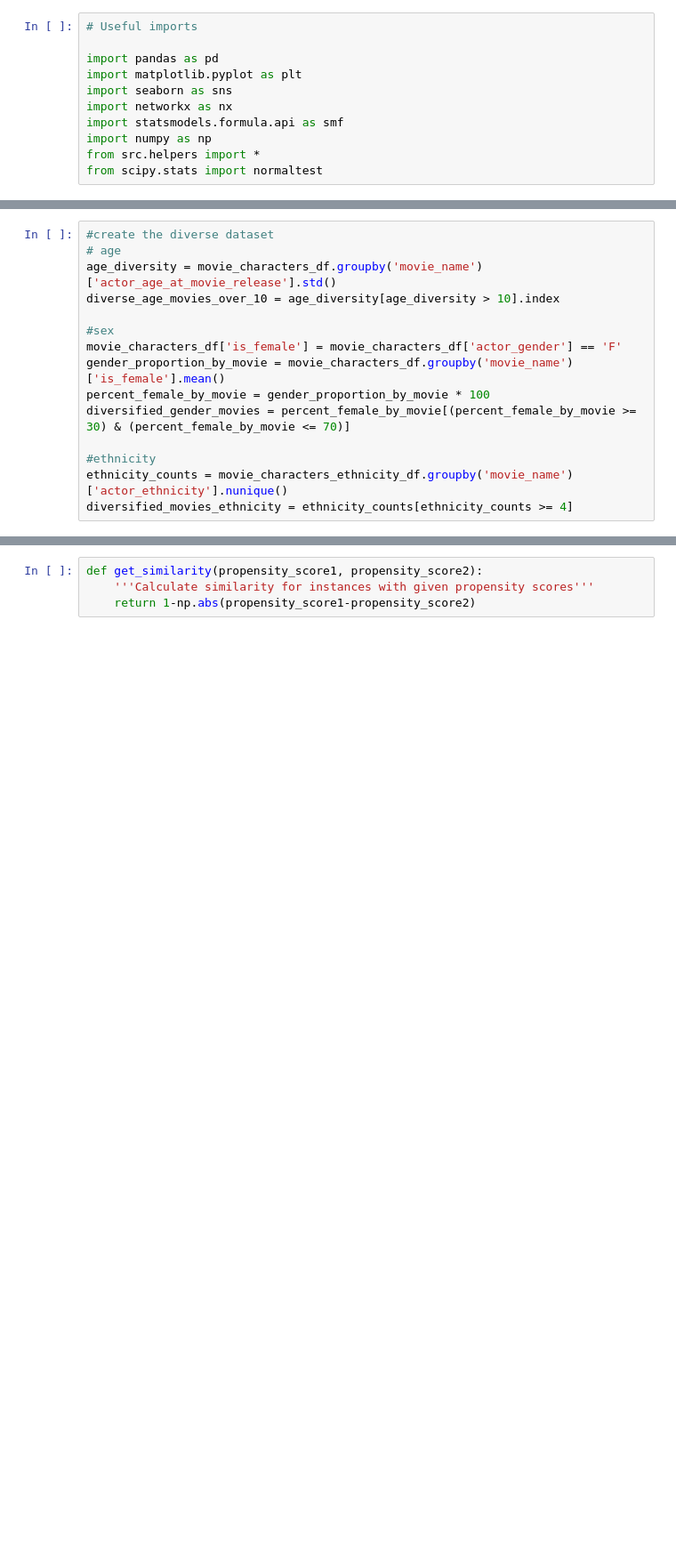
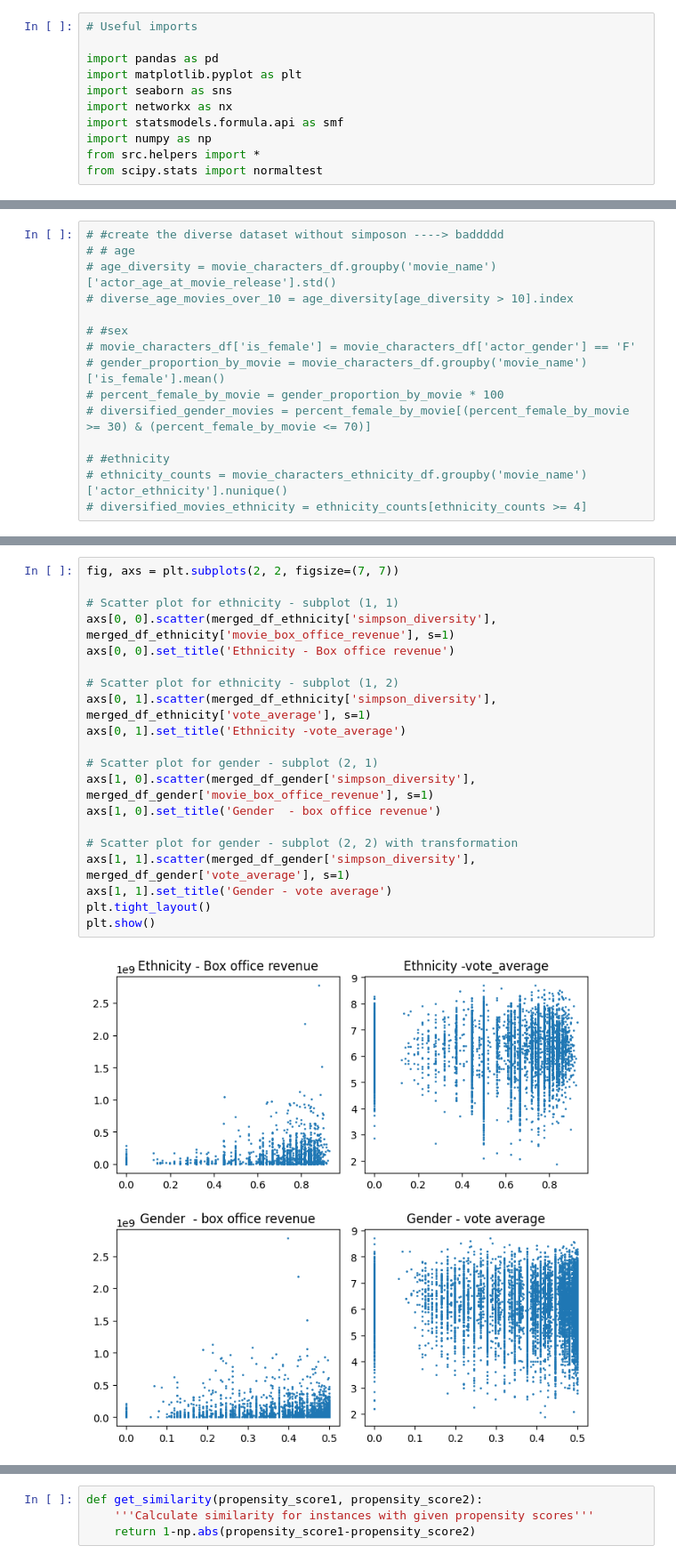
Before and after one commit to epfl-ada/ada-2023-project-analytixxperts2023, a Jupyter notebook: milestoneP3_perf.ipynb, the cells around one changed output, grey strips where cells are left out. Shown at 89% size. Drawn from its saved outputs; the diff is of its cells as text; blank space fills up the shorter version.

```diff
--- a/milestoneP3_perf.ipynb
+++ b/milestoneP3_perf.ipynb
@@ -26,15 +41,15 @@ performance_df.drop(columns=['Unnamed: 0','character_freebase_id','actor_freebas
 # %%
-#create the diverse dataset
-# age
-age_diversity = movie_characters_df.groupby('movie_name')['actor_age_at_movie_release'].std()
-diverse_age_movies_over_10 = age_diversity[age_diversity > 10].index
+# #create the diverse dataset without simposon ----> baddddd
+# # age
+# age_diversity = movie_characters_df.groupby('movie_name')['actor_age_at_movie_release'].std()
+# diverse_age_movies_over_10 = age_diversity[age_diversity > 10].index
 
-#sex
-movie_characters_df['is_female'] = movie_characters_df['actor_gender'] == 'F'
-gender_proportion_by_movie = movie_characters_df.groupby('movie_name')['is_female'].mean()
-percent_female_by_movie = gender_proportion_by_movie * 100
-diversified_gender_movies = percent_female_by_movie[(percent_female_by_movie >= 30) & (percent_female_by_movie <= 70)]
+# #sex
+# movie_characters_df['is_female'] = movie_characters_df['actor_gender'] == 'F'
+# gender_proportion_by_movie = movie_characters_df.groupby('movie_name')['is_female'].mean()
+# percent_female_by_movie = gender_proportion_by_movie * 100
+# diversified_gender_movies = percent_female_by_movie[(percent_female_by_movie >= 30) & (percent_female_by_movie <= 70)]
 
-#ethnicity
-ethnicity_counts = movie_characters_ethnicity_df.groupby('movie_name')['actor_ethnicity'].nunique()
-diversified_movies_ethnicity = ethnicity_counts[ethnicity_counts >= 4]
+# #ethnicity
+# ethnicity_counts = movie_characters_ethnicity_df.groupby('movie_name')['actor_ethnicity'].nunique()
+# diversified_movies_ethnicity = ethnicity_counts[ethnicity_counts >= 4]
@@ -40,0 +310,22 @@ diversified_movies_ethnicity = ethnicity_counts[ethnicity_counts >= 4]
+# %%
+fig, axs = plt.subplots(2, 2, figsize=(7, 7))
+
+# Scatter plot for ethnicity - subplot (1, 1)
+axs[0, 0].scatter(merged_df_ethnicity['simpson_diversity'], merged_df_ethnicity['movie_box_office_revenue'], s=1)
+axs[0, 0].set_title('Ethnicity - Box office revenue')
+
+# Scatter plot for ethnicity - subplot (1, 2)
+axs[0, 1].scatter(merged_df_ethnicity['simpson_diversity'], merged_df_ethnicity['vote_average'], s=1)
+axs[0, 1].set_title('Ethnicity -vote_average')
+
+# Scatter plot for gender - subplot (2, 1)
+axs[1, 0].scatter(merged_df_gender['simpson_diversity'], merged_df_gender['movie_box_office_revenue'], s=1)
+axs[1, 0].set_title('Gender  - box office revenue')
+
+# Scatter plot for gender - subplot (2, 2) with transformation
+axs[1, 1].scatter(merged_df_gender['simpson_diversity'], merged_df_gender['vote_average'], s=1)
+axs[1, 1].set_title('Gender - vote average')
+plt.tight_layout()
+plt.show()
+# %% [output]
+[figure, added]
```
Also changed, not shown: parts of 69 cells of this notebook.
